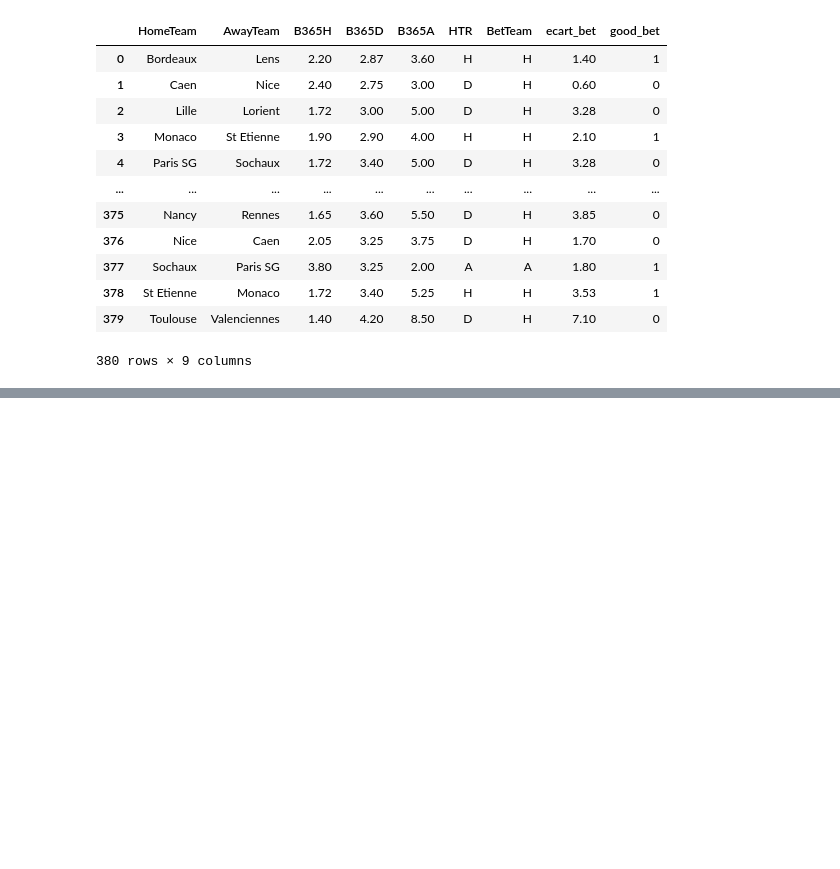
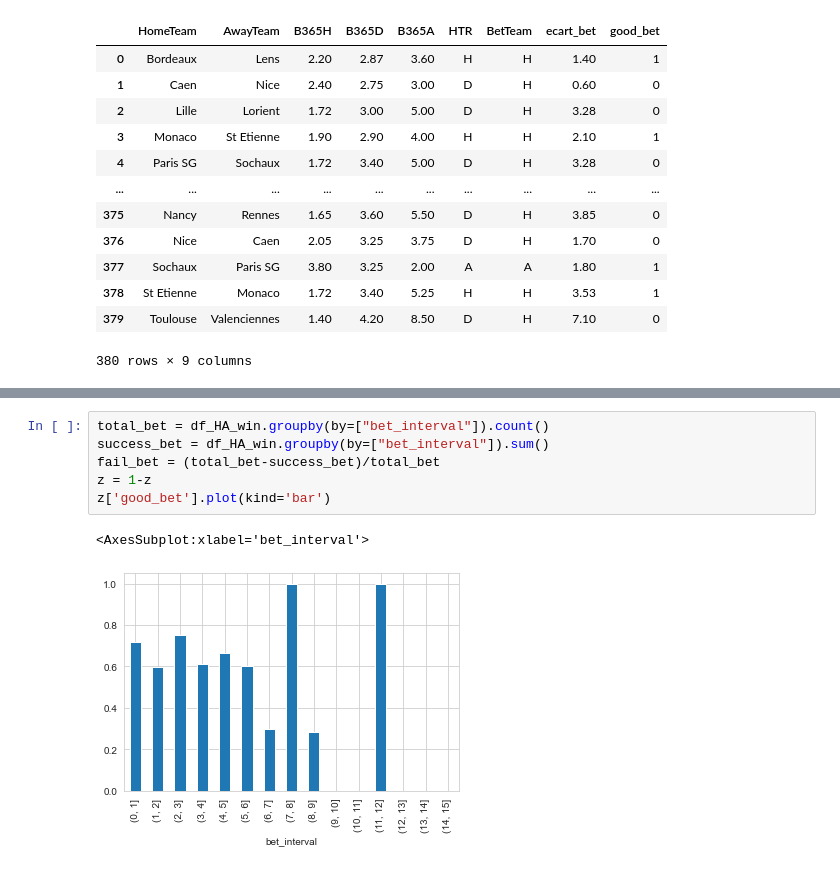
Before and after one commit to ChafikZ/Fundamentals-of-machine-learning, a Jupyter notebook: Challenge 1/Challenge 1.ipynb, the cells around one changed output, grey strips where cells are left out. Saved outputs shown, nothing was run; the diff lists cells and outputs as text; blank space fills up the shorter version.

```diff
--- a/Challenge 1/Challenge 1.ipynb
+++ b/Challenge 1/Challenge 1.ipynb
@@ -136,4 +143,13 @@ df_HA_win
 | 378 | St Etienne | Monaco | 1.72 | 3.40 | 5.25 | H | H | 3.53 | 1 | (3, 4] |
 | 379 | Toulouse | Valenciennes | 1.40 | 4.20 | 8.50 | D | H | 7.10 | 0 | (7, 8] |
 380 rows × 10 columns
+# %%
+total_bet = df_HA_win.groupby(by=["bet_interval"]).count()
+success_bet = df_HA_win.groupby(by=["bet_interval"]).sum()
+fail_bet = (total_bet-success_bet)/total_bet
+z = 1-z
+z['good_bet'].plot(kind='bar')
+# %% [output]
+<AxesSubplot:xlabel='bet_interval'>
+[figure, added]
 # %%
```
Also changed, not shown: parts of 18 cells of this notebook, 1 other file.
